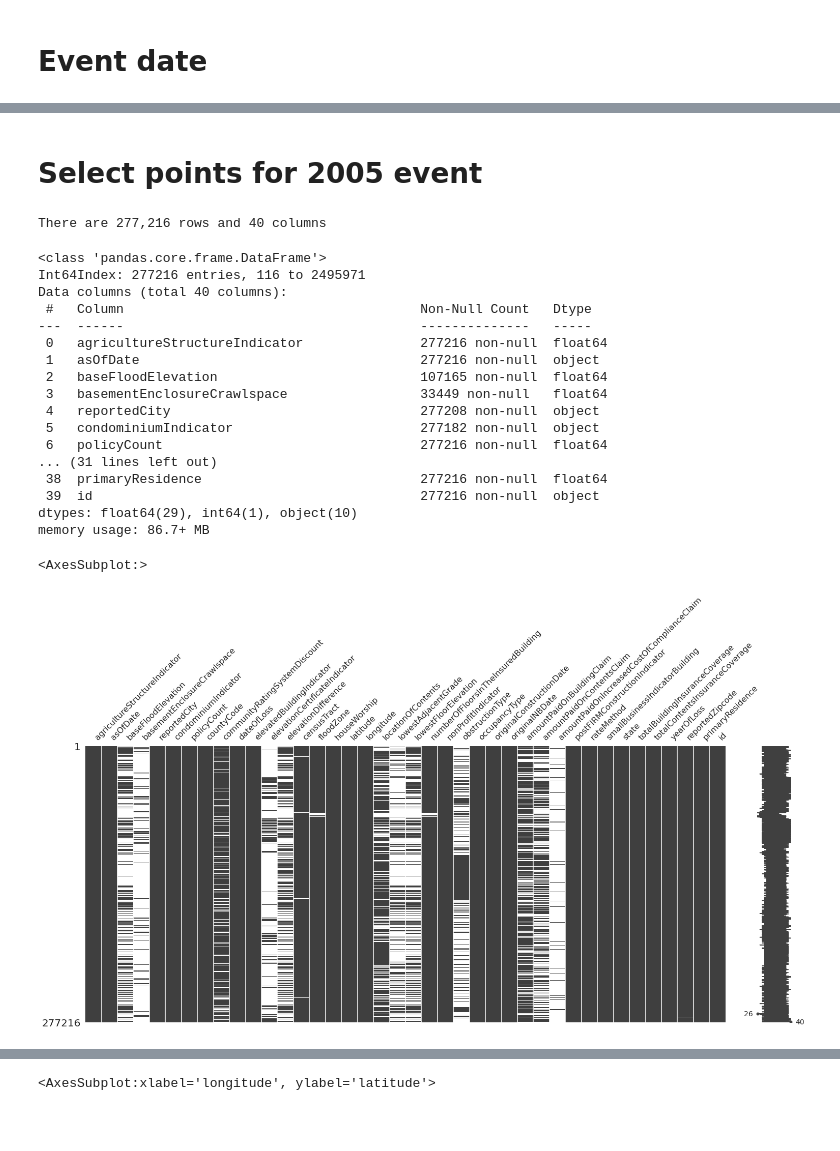
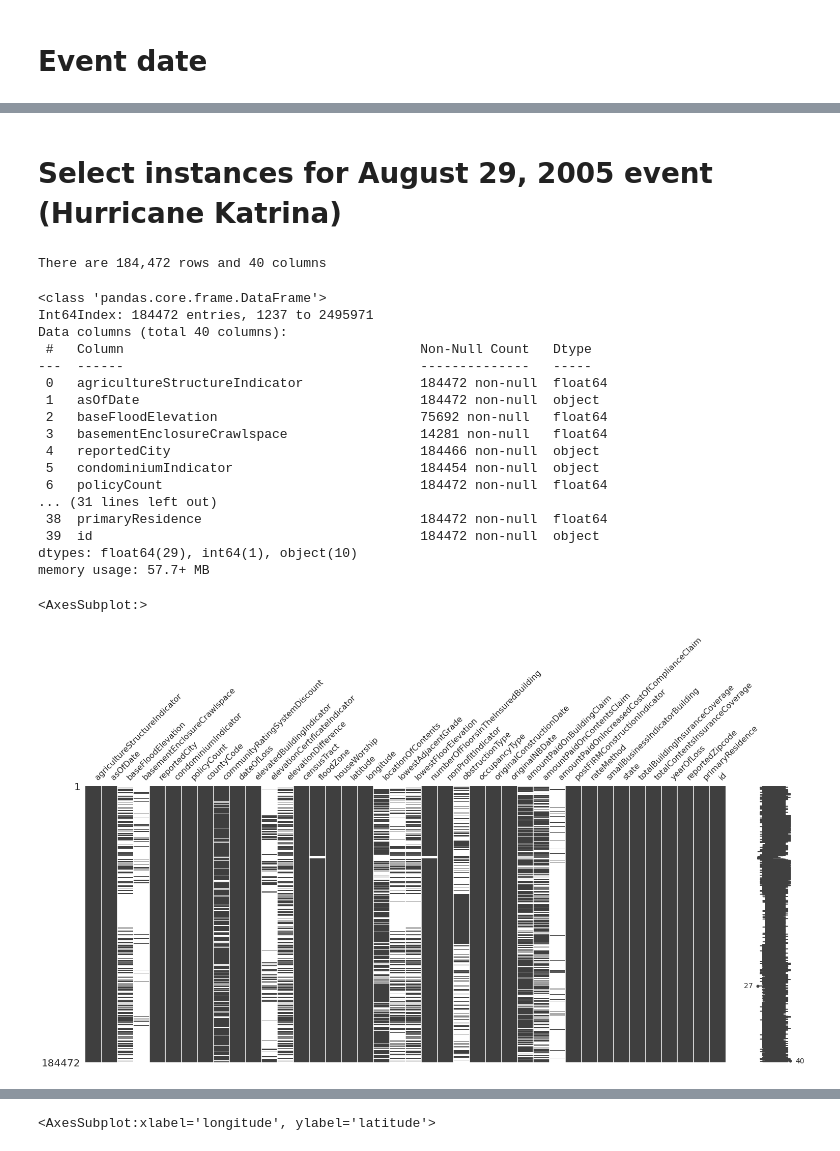
Before and after one commit to samroeslin/National-Flood-Insurance-Program, a Jupyter notebook: Flood_data_2005_event.ipynb, the cells around one changed output, grey strips where cells are left out. Cells and saved outputs as stored; diff of their text form; code cells hidden in the pictures; blank space fills up the shorter version.

Commit message:
Select instances related to Hurricane Katrina only

```diff
--- a/Flood_data_2005_event.ipynb
+++ b/Flood_data_2005_event.ipynb
@@ -169,2 +164,2 @@ Name: yearOfLoss, dtype: int64
 # %% [markdown]
-# Select points for 2005 event
+# Select instances for August 29, 2005 event (Hurricane Katrina)
@@ -173,35 +166,37 @@ df_2005 = df[df['yearOfLoss'] == 2005]
+# %%
+df_Katrina = df[df['dateOfLoss'] == '2005-08-29T04:00:00.000Z']
 # %%
 # Shape
-nRow, nCol = df_2005.shape
+nRow, nCol = df_Katrina.shape
 nRow = '{:,.0f}'.format(nRow)
 print(f'There are {nRow} rows and {nCol} columns')
 # %% [output]
-There are 277,216 rows and 40 columns
+There are 184,472 rows and 40 columns
 # %%
-df_2005.info()
+df_Katrina.info()
 # %% [output]
 <class 'pandas.core.frame.DataFrame'>
-Int64Index: 277216 entries, 116 to 2495971
+Int64Index: 184472 entries, 1237 to 2495971
 Data columns (total 40 columns):
  #   Column                                      Non-Null Count   Dtype
 ---  ------                                      --------------   -----
- 0   agricultureStructureIndicator               277216 non-null  float64
- 1   asOfDate                                    277216 non-null  object
- 2   baseFloodElevation                          107165 non-null  float64
- 3   basementEnclosureCrawlspace                 33449 non-null   float64
- 4   reportedCity                                277208 non-null  object
- 5   condominiumIndicator                        277182 non-null  object
- 6   policyCount                                 277216 non-null  float64
+ 0   agricultureStructureIndicator               184472 non-null  float64
+ 1   asOfDate                                    184472 non-null  object
+ 2   baseFloodElevation                          75692 non-null   float64
+ 3   basementEnclosureCrawlspace                 14281 non-null   float64
+ 4   reportedCity                                184466 non-null  object
+ 5   condominiumIndicator                        184454 non-null  object
+ 6   policyCount                                 184472 non-null  float64
 ... (31 lines left out)
- 38  primaryResidence                            277216 non-null  float64
- 39  id                                          277216 non-null  object
+ 38  primaryResidence                            184472 non-null  float64
+ 39  id                                          184472 non-null  object
 dtypes: float64(29), int64(1), object(10)
-memory usage: 86.7+ MB
+memory usage: 57.7+ MB
 # %%
 # Check missing values
-msno.matrix(df_2005)
+msno.matrix(df_Katrina)
 # %% [output]
 <AxesSubplot:>
-[figure, old version]
+[figure, new version]
 # %%
 with pd.option_context('display.max_columns', 100):
```
Also changed, not shown: parts of 3 cells of this notebook.
